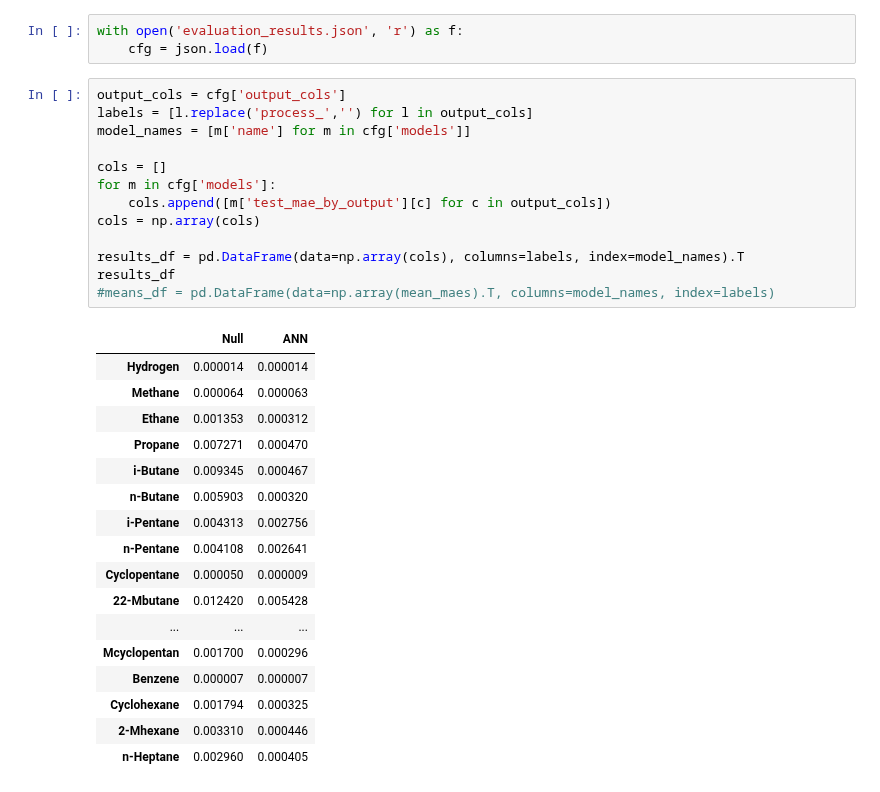
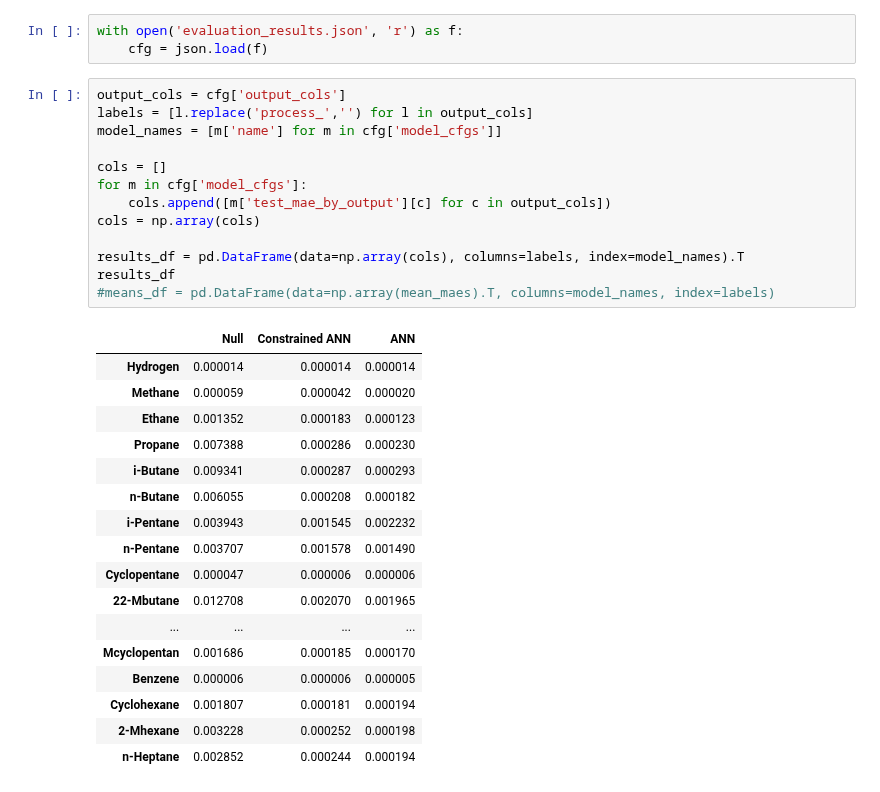
Before and after one commit to KISRDevelopment/iso-exploration, a Jupyter notebook: predict_mass_fractions.ipynb, the cells around one changed output. Saved outputs shown, nothing was run; the diff lists cells and outputs as text.

```diff
--- a/predict_mass_fractions.ipynb
+++ b/predict_mass_fractions.ipynb
@@ -12,34 +12,34 @@ with open('evaluation_results.json', 'r') as f:
 # %%
 output_cols = cfg['output_cols']
 labels = [l.replace('process_','') for l in output_cols]
-model_names = [m['name'] for m in cfg['models']]
+model_names = [m['name'] for m in cfg['model_cfgs']]
 
 cols = []
-for m in cfg['models']:
+for m in cfg['model_cfgs']:
     cols.append([m['test_mae_by_output'][c] for c in output_cols])
 cols = np.array(cols)
 
 results_df = pd.DataFrame(data=np.array(cols), columns=labels, index=model_names).T
 results_df
 #means_df = pd.DataFrame(data=np.array(mean_maes).T, columns=model_names, index=labels)
 # %% [output]
-|  | Null | ANN |
-| Hydrogen | 0.000014 | 0.000014 |
-| Methane | 0.000064 | 0.000063 |
-| Ethane | 0.001353 | 0.000312 |
-| Propane | 0.007271 | 0.000470 |
-| i-Butane | 0.009345 | 0.000467 |
-| n-Butane | 0.005903 | 0.000320 |
-| i-Pentane | 0.004313 | 0.002756 |
-| n-Pentane | 0.004108 | 0.002641 |
-| Cyclopentane | 0.000050 | 0.000009 |
-| 22-Mbutane | 0.012420 | 0.005428 |
-| ... | ... | ... |
-| Mcyclopentan | 0.001700 | 0.000296 |
-| Benzene | 0.000007 | 0.000007 |
-| Cyclohexane | 0.001794 | 0.000325 |
-| 2-Mhexane | 0.003310 | 0.000446 |
-| n-Heptane | 0.002960 | 0.000405 |
+|  | Null | Constrained ANN | ANN |
+| Hydrogen | 0.000014 | 0.000014 | 0.000014 |
+| Methane | 0.000059 | 0.000042 | 0.000020 |
+| Ethane | 0.001352 | 0.000183 | 0.000123 |
+| Propane | 0.007388 | 0.000286 | 0.000230 |
+| i-Butane | 0.009341 | 0.000287 | 0.000293 |
+| n-Butane | 0.006055 | 0.000208 | 0.000182 |
+| i-Pentane | 0.003943 | 0.001545 | 0.002232 |
+| n-Pentane | 0.003707 | 0.001578 | 0.001490 |
+| Cyclopentane | 0.000047 | 0.000006 | 0.000006 |
+| 22-Mbutane | 0.012708 | 0.002070 | 0.001965 |
+| ... | ... | ... | ... |
+| Mcyclopentan | 0.001686 | 0.000185 | 0.000170 |
+| Benzene | 0.000006 | 0.000006 | 0.000005 |
+| Cyclohexane | 0.001807 | 0.000181 | 0.000194 |
+| 2-Mhexane | 0.003228 | 0.000252 | 0.000198 |
+| n-Heptane | 0.002852 | 0.000244 | 0.000194 |
 # %%
 f, ax = plt.subplots(1, 1, figsize=(10, 20))
 results_df.plot.barh(ax=ax, width=0.90)
```
Also changed, not shown: parts of 1 cell of this notebook, 13 other files.
